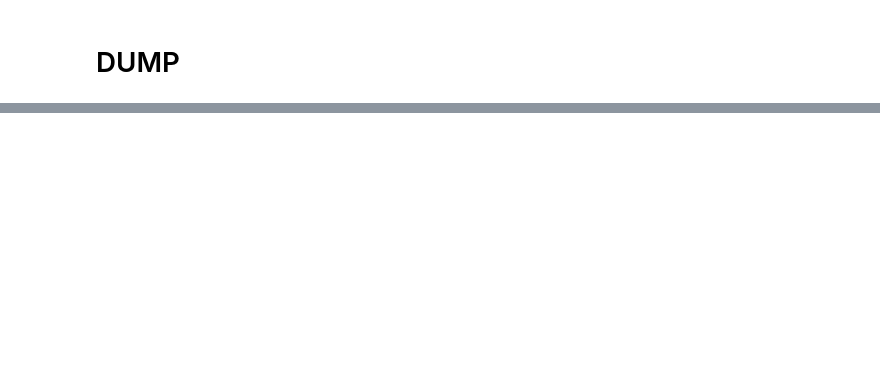
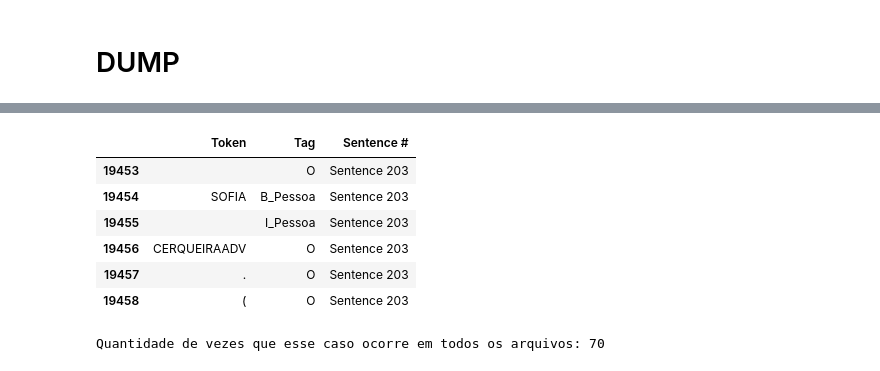
Before and after one commit to felipeasilva1/doccano, a Jupyter notebook: ncdj-tools/export_utility/01 - Processamento.ipynb, the cells around one changed output, grey strips where cells are left out. Saved outputs shown, nothing was run; the diff lists cells and outputs as text; code cells hidden in the pictures; blank space fills up the shorter version.

```diff
--- a/ncdj-tools/export_utility/01 - Processamento.ipynb
+++ b/ncdj-tools/export_utility/01 - Processamento.ipynb
@@ -412,0 +385,2 @@ for i in indices:
+# %%
+combined_csv.Token = combined_csv.Token.astype('str')
@@ -412,0 +451,21 @@ for i in indices:
+# %%
+# Desconfiança que o nome do advogado está agregado à palavra 'adv'
+
+adv[adv.Token.str.len() >3]
+adv_pos = adv[adv.Token.str.len() >3].index.values
+
+k = 2 # Vê as linhas antes e depois do k-ésimo ocorrido .
+combined_csv.iloc[adv_pos[k]-3:adv_pos[k]+3] # Olhando para as linhas anteriores e posteriores o acontecimento.
+# combined_csv.iloc[adv_pos[0]].Token[-3:] #Separando a parte 'adv'
+# %% [output]
+|  | Token | Tag | Sentence # |
+| 19453 |  | O | Sentence 203 |
+| 19454 | SOFIA | B_Pessoa | Sentence 203 |
+| 19455 |  | I_Pessoa | Sentence 203 |
+| 19456 | CERQUEIRAADV | O | Sentence 203 |
+| 19457 | . | O | Sentence 203 |
+| 19458 | ( | O | Sentence 203 |
+# %%
+print("Quantidade de vezes que esse caso ocorre em todos os arquivos:",len(adv_pos))
+# %% [output]
+Quantidade de vezes que esse caso ocorre em todos os arquivos: 70
```
Also changed, not shown: parts of 48 cells of this notebook, 4 other files.
